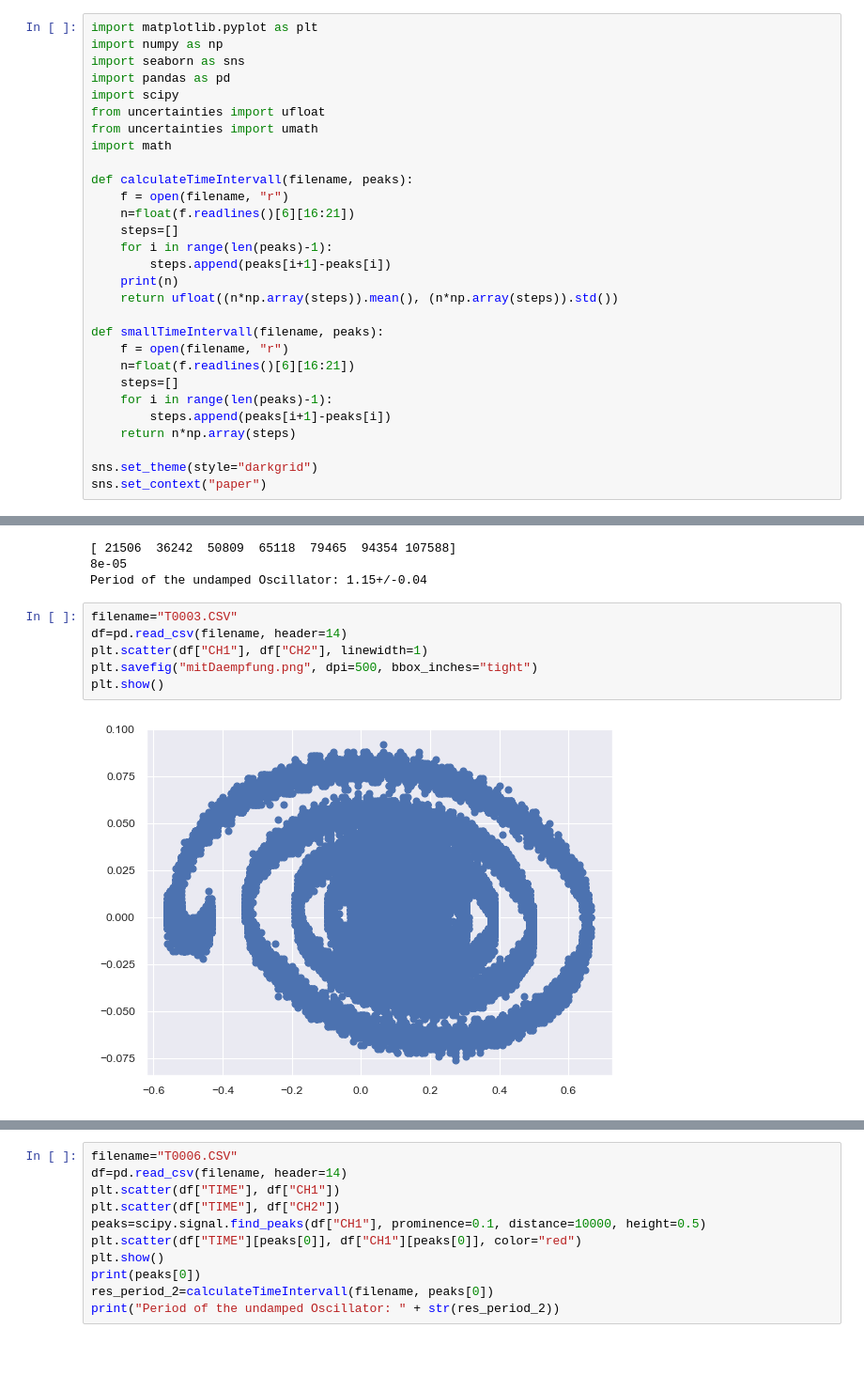
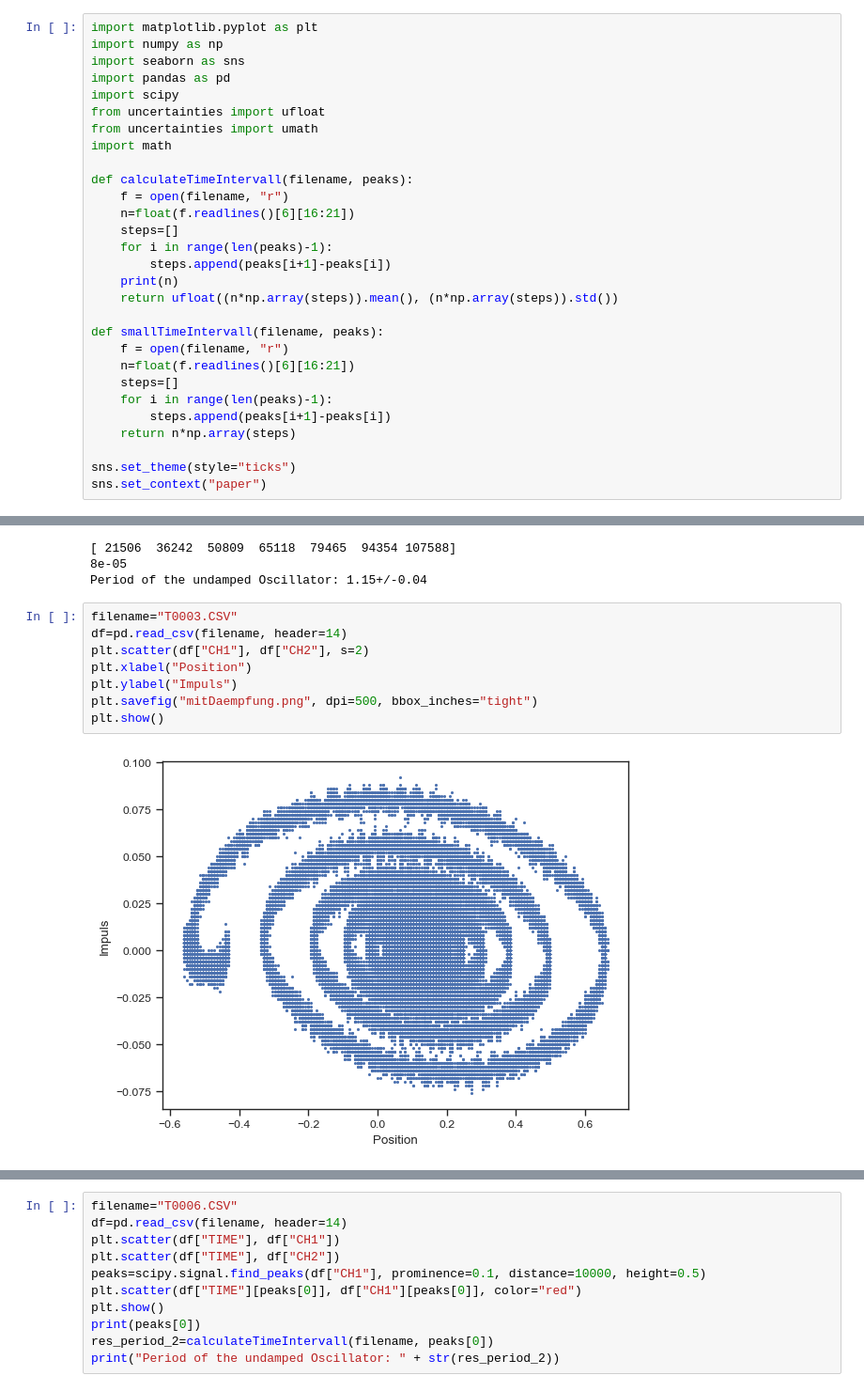
Before and after one commit to KemalOenen/Grundpraktikum2_Gruppe1_SS23, a Jupyter notebook: Versuch7/Djoxx_Pendulum.ipynb, the cells around one changed output, grey strips where cells are left out. Shown: that part at 94% size. Saved outputs shown, nothing was run; the diff lists cells and outputs as text; blank space fills up the shorter version.

Commit message:
New Figures

```diff
--- a/Versuch7/Djoxx_Pendulum.ipynb
+++ b/Versuch7/Djoxx_Pendulum.ipynb
@@ -25,5 +25,5 @@ def smallTimeIntervall(filename, peaks):
         steps.append(peaks[i+1]-peaks[i])
     return n*np.array(steps)
 
-sns.set_theme(style="darkgrid")
+sns.set_theme(style="ticks")
 sns.set_context("paper")
@@ -115,11 +132,13 @@ Period of the undamped Oscillator: 1.15+/-0.04
 # %%
 filename="T0003.CSV"
 df=pd.read_csv(filename, header=14)
-plt.scatter(df["CH1"], df["CH2"], linewidth=1)
+plt.scatter(df["CH1"], df["CH2"], s=2)
+plt.xlabel("Position")
+plt.ylabel("Impuls")
 plt.savefig("mitDaempfung.png", dpi=500, bbox_inches="tight")
 plt.show()
 # %% [output]
-[figure, old version]
+[figure, new version]
 # %%
 filename="T0005.CSV"
 df=pd.read_csv(filename, header=14)
```
Also changed, not shown: parts of 3 cells of this notebook, 2 other files.
